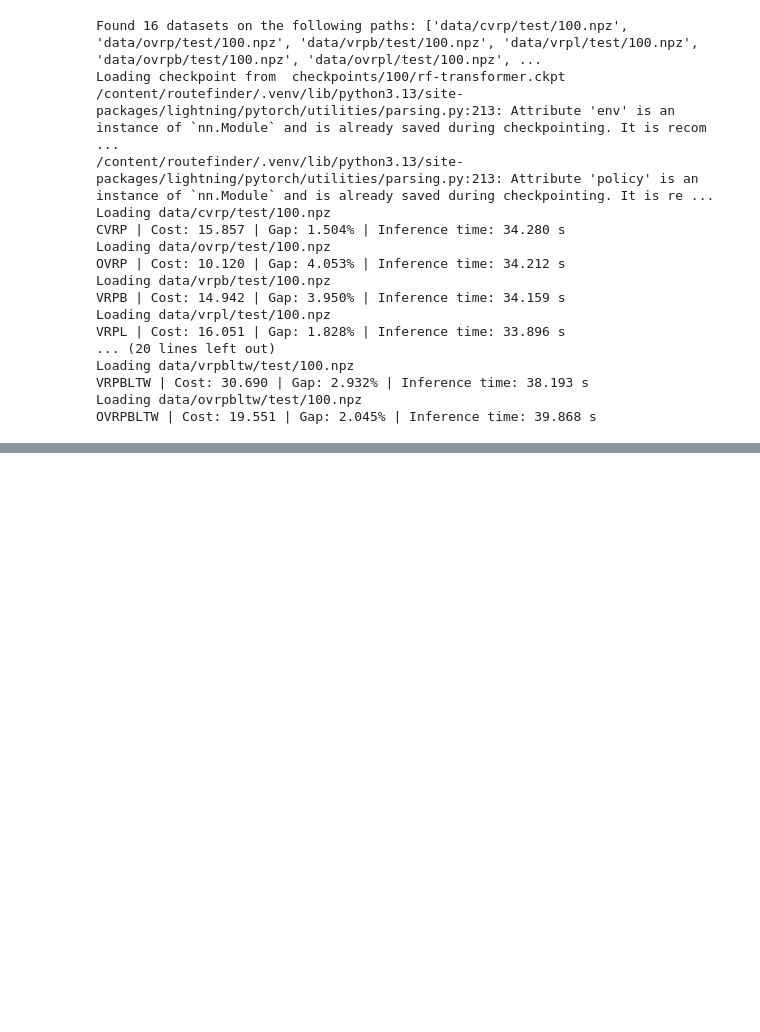
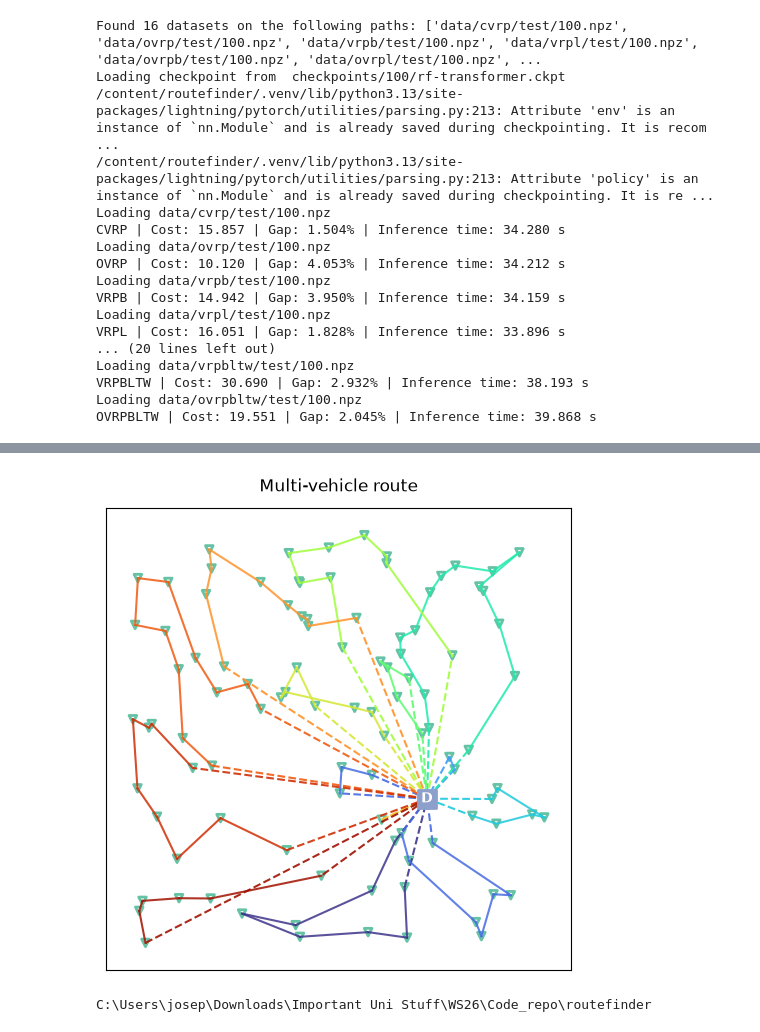
Before and after one commit to PabloR0driguez/routefinder, a Jupyter notebook: Baselines_Runner_Colab.ipynb, the cells around one changed output, grey strips where cells are left out. Saved outputs shown, nothing was run; the diff lists cells and outputs as text; code cells hidden in the pictures; blank space fills up the shorter version.

Commit message:
Commit with changes to adapt to multivehicle

```diff
--- a/Baselines_Runner_Colab.ipynb
+++ b/Baselines_Runner_Colab.ipynb
@@ -156,0 +280,23 @@ OVRPBLTW | Cost: 19.608 | Gap: 2.337% | Inference time: 56.593 s
+# %%
+from IPython.display import Image, display
+
+display(Image(filename="multivehicle_route.png"))
+# %% [output]
+[figure, added]
+# %%
+%cd "C:\Users\josep\Downloads\Important Uni Stuff\WS26\Code_repo\routefinder"
+
+!uv run python test_diverse_vehicles.py \
+    --checkpoint checkpoints/100/rf-transformer.ckpt \
+    --size 100 \
+    --problem all \
+    --batch_size 50 \
+    --num_instances 100 \
+    --fleet_size 50 \
+    --min_speed 0.5 \
+    --max_speed 1 \
+    --min_capacity_factor 0.5 \
+    --max_capacity_factor 1 \
+    --device cuda
+# %% [output]
+C:\Users\josep\Downloads\Important Uni Stuff\WS26\Code_repo\routefinder
```
Also changed, not shown: parts of 8 cells of this notebook, 7 other files.
